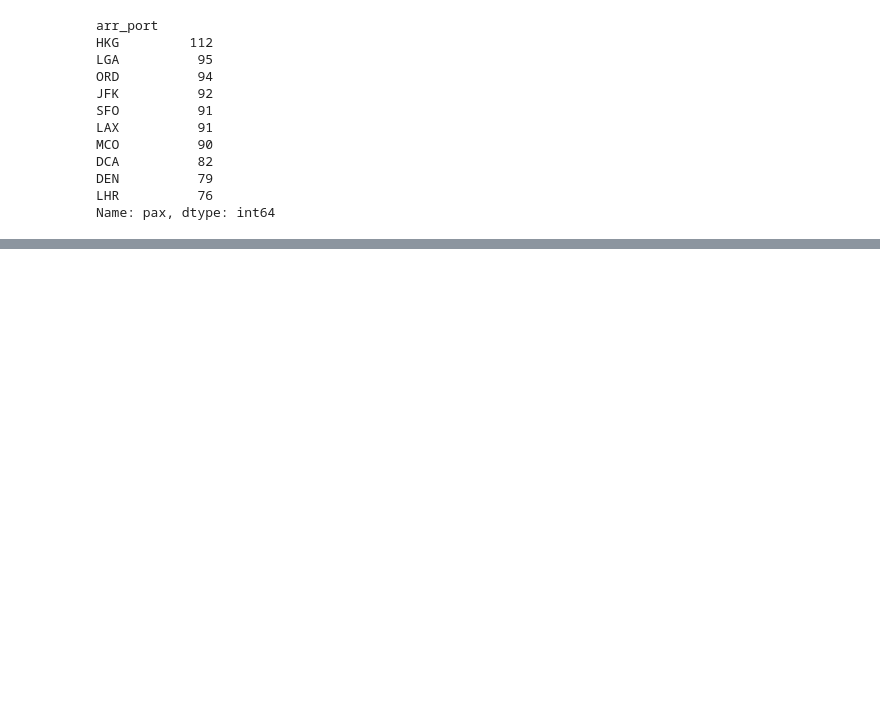
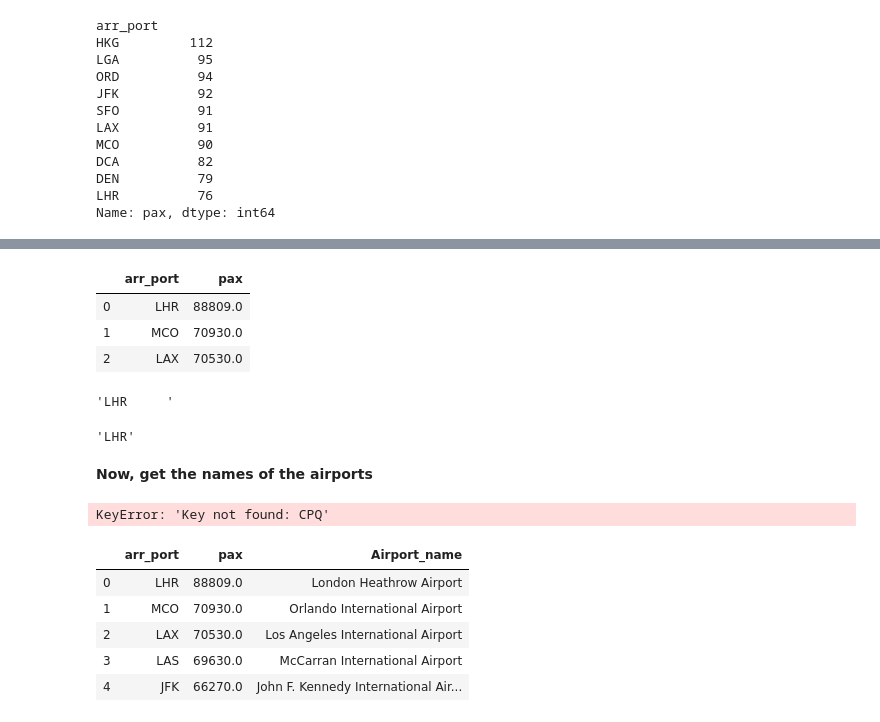
Before and after one commit to AngelArcones/Master_DS_Challenge, a Jupyter notebook: DS_Challenge.ipynb, the cells around one changed output, grey strips where cells are left out. Cells and saved outputs as stored; diff of their text form; code cells hidden in the pictures; blank space fills up the shorter version.

```diff
--- a/DS_Challenge.ipynb
+++ b/DS_Challenge.ipynb
@@ -332,0 +502,36 @@ Name: pax, dtype: int64
+# %%
+result_all.head(3)
+# %% [output]
+|  | arr_port | pax |
+| 0 | LHR | 88809.0 |
+| 1 | MCO | 70930.0 |
+| 2 | LAX | 70530.0 |
+# %%
+result_all.arr_port[0]
+# %% [output]
+'LHR     '
+# %%
+result_all.arr_port[0].strip()
+# %% [output]
+'LHR'
+# %%
+result_all['arr_port'] = result_all['arr_port'].str.strip()
+# %% [markdown]
+**Now, get the names of the airports**
+# %%
+result_all['Airport_name'] = result_all['arr_port'].map(lambda x: geoDict.get(x)['name'])
+# %% [output]
+KeyError: 'Key not found: CPQ'
+# %%
+result_all = result_all[result_all['arr_port'] != 'CPQ']
+# %%
+result_all['Airport_name'] = result_all['arr_port'].map(lambda x: geoDict.get(x)['name'])
+# %%
+result_all.head()
+# %% [output]
+|  | arr_port | pax | Airport_name |
+| 0 | LHR | 88809.0 | London Heathrow Airport |
+| 1 | MCO | 70930.0 | Orlando International Airport |
+| 2 | LAX | 70530.0 | Los Angeles International Airport |
+| 3 | LAS | 69630.0 | McCarran International Airport |
+| 4 | JFK | 66270.0 | John F. Kennedy International Air... |
```
Also changed, not shown: parts of 14 cells of this notebook.
